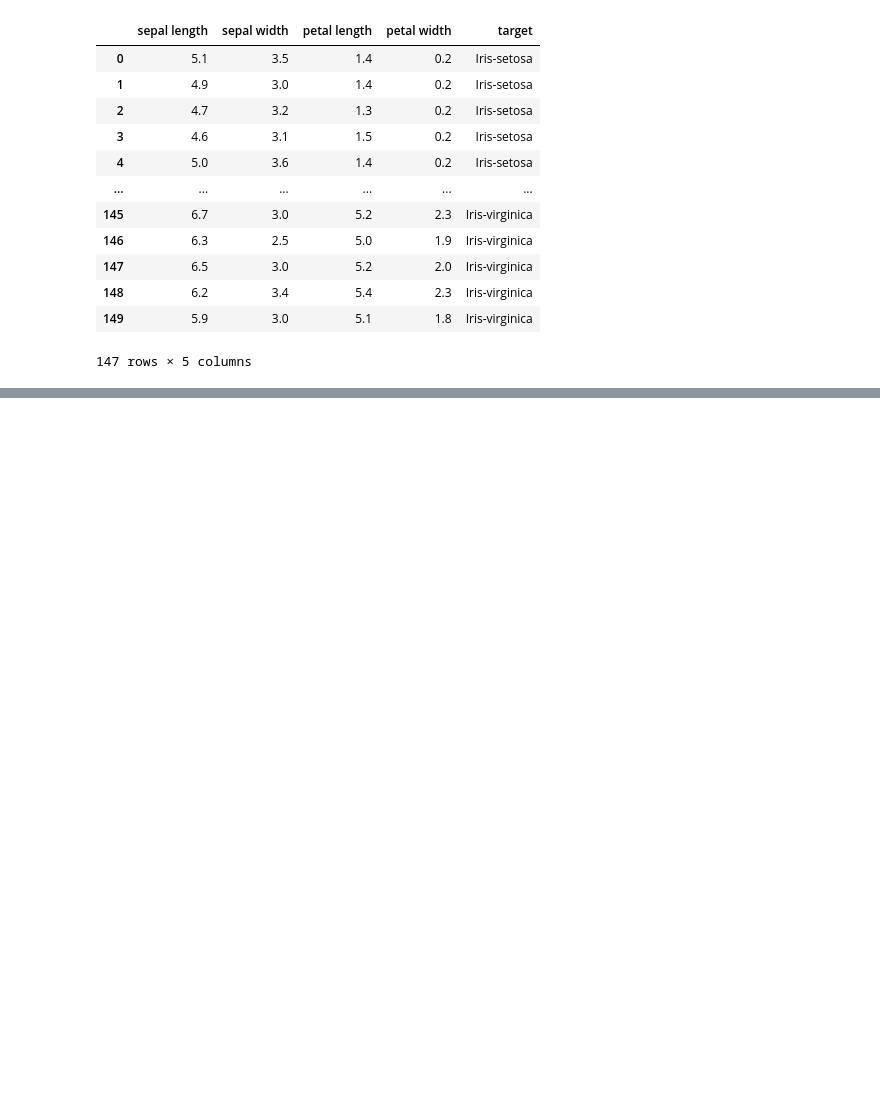
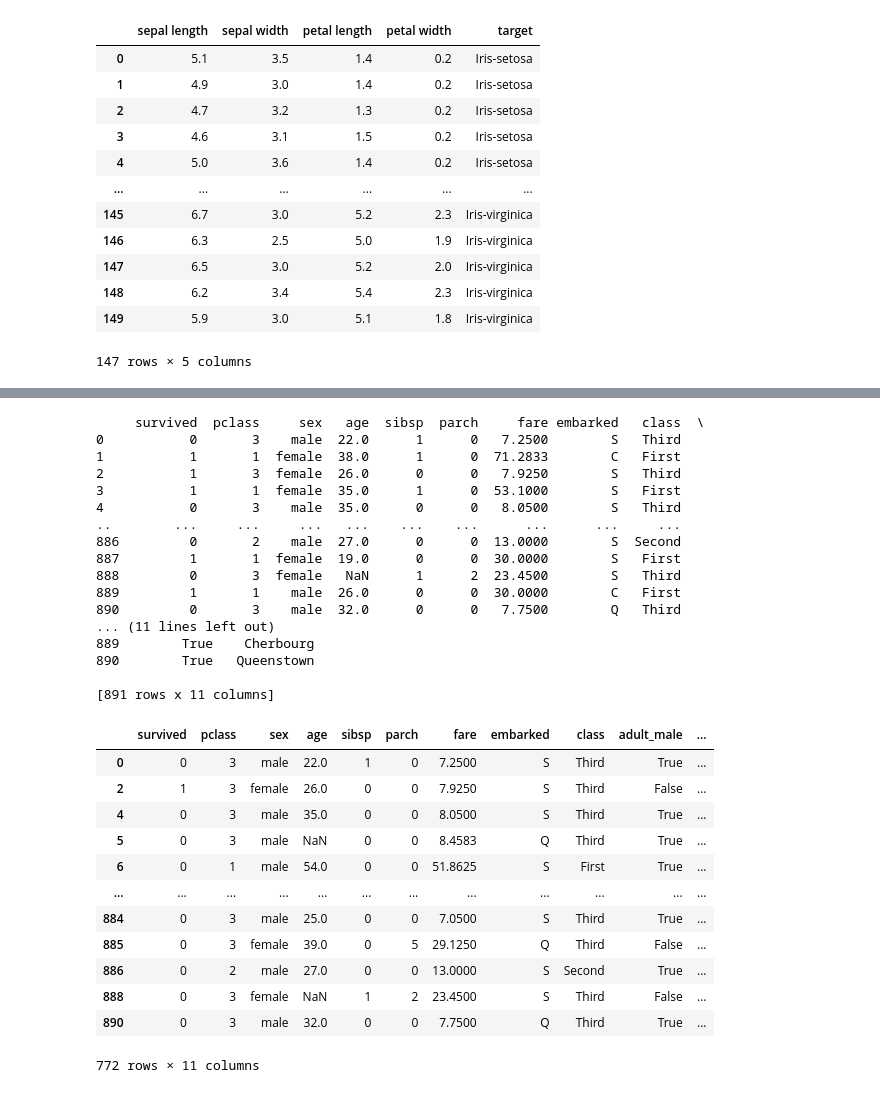
Before and after one commit to blackbutterfly0852/ADP_PRACTICE, a Jupyter notebook: 230924_데이터핸들링.ipynb, the cells around one changed output, grey strips where cells are left out. Cells and saved outputs as stored; diff of their text form; code cells hidden in the pictures; blank space fills up the shorter version.

```diff
--- a/230924_데이터핸들링.ipynb
+++ b/230924_데이터핸들링.ipynb
@@ -265,0 +324,49 @@ df
+# %%
+# 12. 조건에 따른 행/열 선택
+import pandas as pd
+df = pd.read_csv('data/titanic.csv')
+print(df)
+# 생존자 추출
+surv = df['survived'] == 1
+df[surv]
+
+# 생존자 and 요금 30달러 이상 and First class 에서 fare만 추출
+surv  = df['survived'] == 1
+fare  = df['fare'] >= 30
+first = df['class'] == 'First'
+df[surv & fare & first][['fare']]
+
+# 조건에 맞는 행 삭제
+df.drop(df[surv & fare & first].index , axis = 0, inplace = True)
+df
+# %% [output]
+     survived  pclass     sex   age  sibsp  parch     fare embarked   class  \
+0           0       3    male  22.0      1      0   7.2500        S   Third
+1           1       1  female  38.0      1      0  71.2833        C   First
+2           1       3  female  26.0      0      0   7.9250        S   Third
+3           1       1  female  35.0      1      0  53.1000        S   First
+4           0       3    male  35.0      0      0   8.0500        S   Third
+..        ...     ...     ...   ...    ...    ...      ...      ...     ...
+886         0       2    male  27.0      0      0  13.0000        S  Second
+887         1       1  female  19.0      0      0  30.0000        S   First
+888         0       3  female   NaN      1      2  23.4500        S   Third
+889         1       1    male  26.0      0      0  30.0000        C   First
+890         0       3    male  32.0      0      0   7.7500        Q   Third
+... (11 lines left out)
+889        True    Cherbourg
+890        True   Queenstown
+
+[891 rows x 11 columns]
+|  | survived | pclass | sex | age | sibsp | parch | fare | embarked | class | adult_male | ... |
+| 0 | 0 | 3 | male | 22.0 | 1 | 0 | 7.2500 | S | Third | True | ... |
+| 2 | 1 | 3 | female | 26.0 | 0 | 0 | 7.9250 | S | Third | False | ... |
+| 4 | 0 | 3 | male | 35.0 | 0 | 0 | 8.0500 | S | Third | True | ... |
+| 5 | 0 | 3 | male | NaN | 0 | 0 | 8.4583 | Q | Third | True | ... |
+| 6 | 0 | 1 | male | 54.0 | 0 | 0 | 51.8625 | S | First | True | ... |
+| ... | ... | ... | ... | ... | ... | ... | ... | ... | ... | ... | ... |
+| 884 | 0 | 3 | male | 25.0 | 0 | 0 | 7.0500 | S | Third | True | ... |
+| 885 | 0 | 3 | female | 39.0 | 0 | 5 | 29.1250 | Q | Third | False | ... |
+| 886 | 0 | 2 | male | 27.0 | 0 | 0 | 13.0000 | S | Second | True | ... |
+| 888 | 0 | 3 | female | NaN | 1 | 2 | 23.4500 | S | Third | False | ... |
+| 890 | 0 | 3 | male | 32.0 | 0 | 0 | 7.7500 | Q | Third | True | ... |
+772 rows × 11 columns
```
Also changed, not shown: parts of 10 cells of this notebook.
